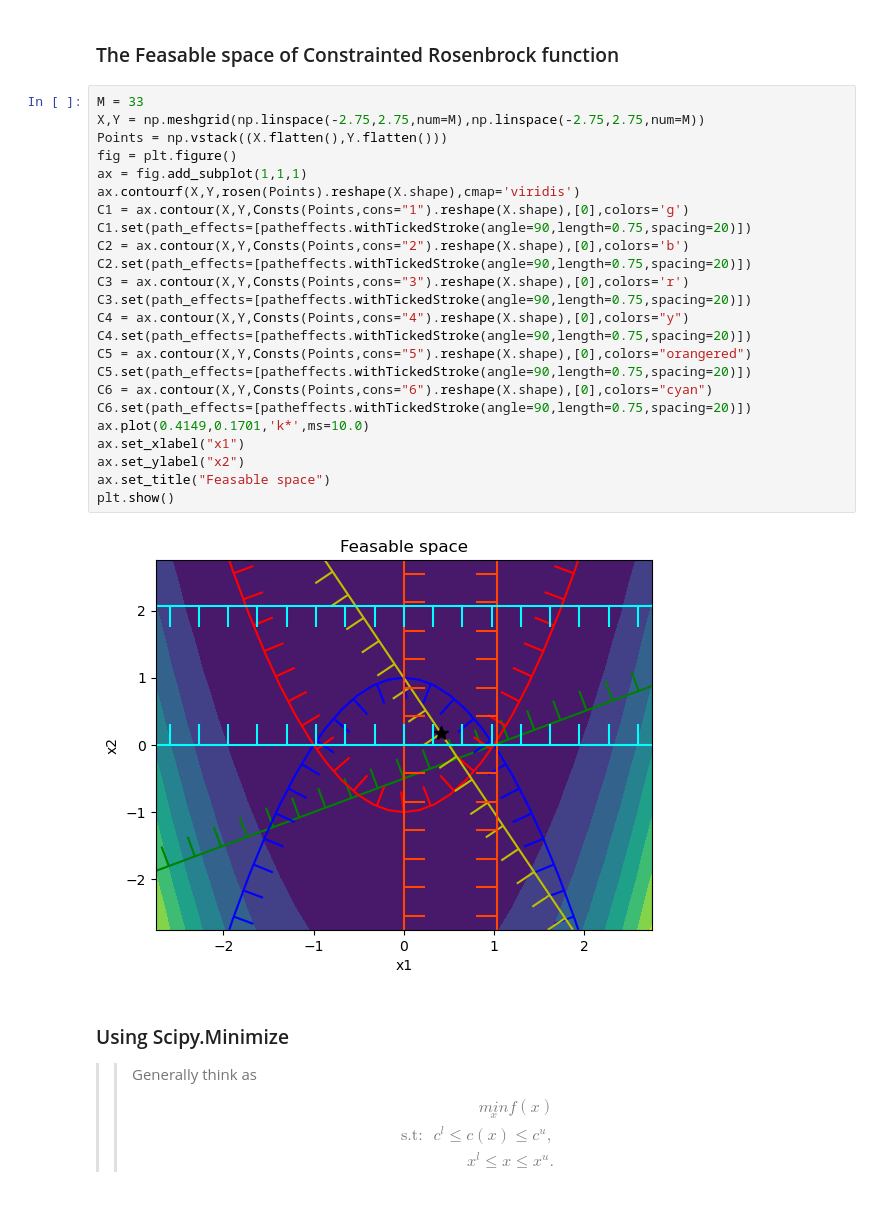
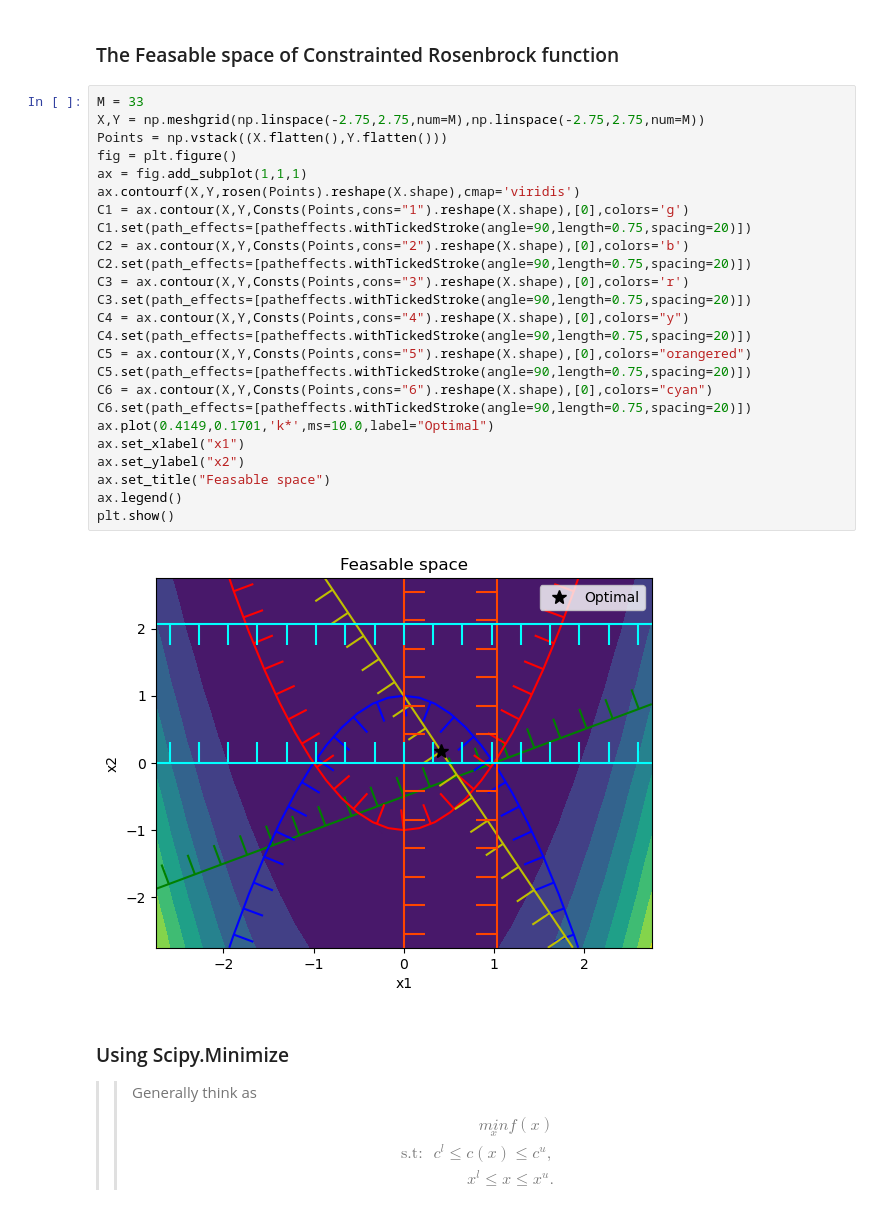
Before and after one commit to Dan7h3x/Num4ML, a Jupyter notebook: Day09.ipynb, the cells around one changed output. Cells and saved outputs as stored; diff of their text form.

```diff
--- a/Day09.ipynb
+++ b/Day09.ipynb
@@ -75,29 +75,30 @@ m { color: Magenta }
 # %%
 M = 33
 X,Y = np.meshgrid(np.linspace(-2.75,2.75,num=M),np.linspace(-2.75,2.75,num=M))
 Points = np.vstack((X.flatten(),Y.flatten()))
 fig = plt.figure()
 ax = fig.add_subplot(1,1,1)
 ax.contourf(X,Y,rosen(Points).reshape(X.shape),cmap='viridis')
 C1 = ax.contour(X,Y,Consts(Points,cons="1").reshape(X.shape),[0],colors='g')
 C1.set(path_effects=[patheffects.withTickedStroke(angle=90,length=0.75,spacing=20)])
 C2 = ax.contour(X,Y,Consts(Points,cons="2").reshape(X.shape),[0],colors='b')
 C2.set(path_effects=[patheffects.withTickedStroke(angle=90,length=0.75,spacing=20)])
 C3 = ax.contour(X,Y,Consts(Points,cons="3").reshape(X.shape),[0],colors='r')
 C3.set(path_effects=[patheffects.withTickedStroke(angle=90,length=0.75,spacing=20)])
 C4 = ax.contour(X,Y,Consts(Points,cons="4").reshape(X.shape),[0],colors="y")
 C4.set(path_effects=[patheffects.withTickedStroke(angle=90,length=0.75,spacing=20)])
 C5 = ax.contour(X,Y,Consts(Points,cons="5").reshape(X.shape),[0],colors="orangered")
 C5.set(path_effects=[patheffects.withTickedStroke(angle=90,length=0.75,spacing=20)])
 C6 = ax.contour(X,Y,Consts(Points,cons="6").reshape(X.shape),[0],colors="cyan")
 C6.set(path_effects=[patheffects.withTickedStroke(angle=90,length=0.75,spacing=20)])
-ax.plot(0.4149,0.1701,'k*',ms=10.0)
+ax.plot(0.4149,0.1701,'k*',ms=10.0,label="Optimal")
 ax.set_xlabel("x1")
 ax.set_ylabel("x2")
 ax.set_title("Feasable space")
+ax.legend()
 plt.show()
 # %% [output]
-[figure, old version]
+[figure, new version]
 # %% [markdown]
 <style>
 o { color: Orange }
```
Also changed, not shown: parts of 14 cells of this notebook, 1 other file.
